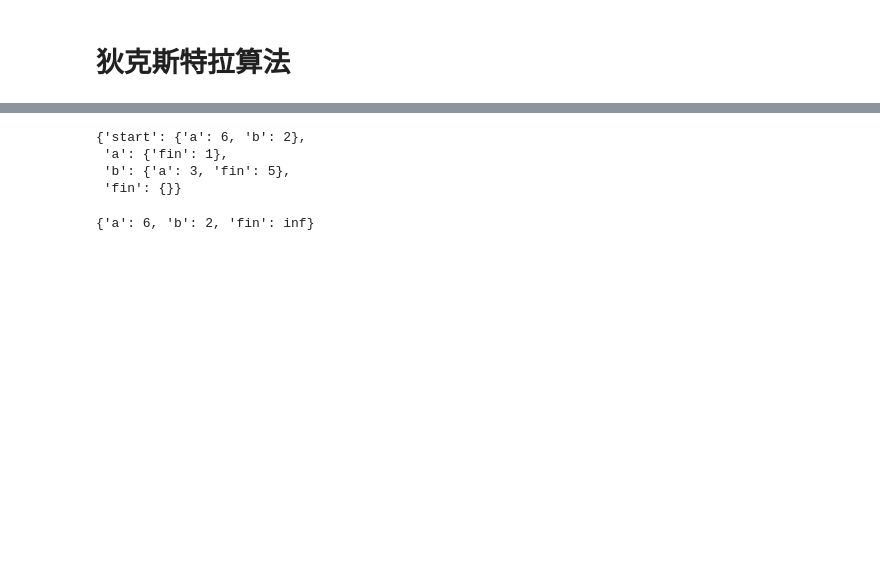
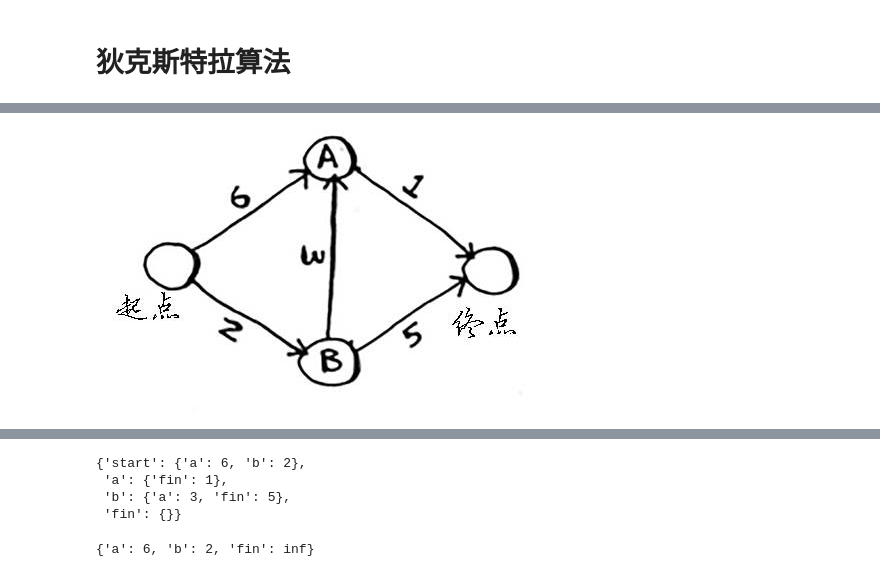
Before and after one commit to SJiangit/Algorithms, a Jupyter notebook: 算法图解/Dijkstra.ipynb, the cells around one changed output, grey strips where cells are left out. Cells and saved outputs as stored; diff of their text form; code cells hidden in the pictures; blank space fills up the shorter version.

```diff
--- a/算法图解/Dijkstra.ipynb
+++ b/算法图解/Dijkstra.ipynb
@@ -5,2 +3,7 @@
+# %%
+from IPython.display import Image
+Image(filename = "img/img1.png")
+# %% [output]
+[figure, added]
 # %% [markdown]
 ## 需要三个散列表
```
Also changed, not shown: parts of 3 cells of this notebook.
